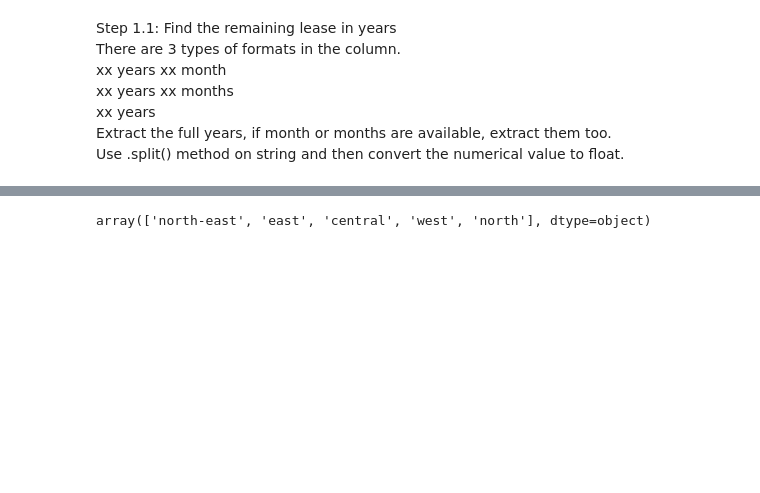
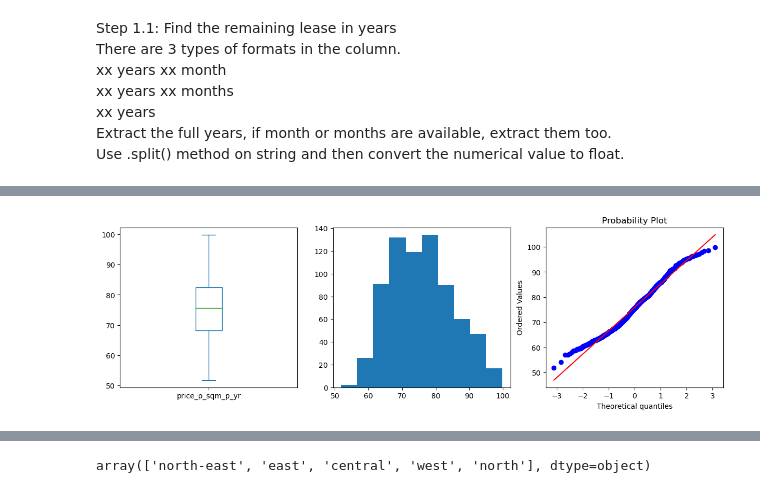
Before and after one commit to Luke-zm/Completed-Data-Courses-for-Masters, a Jupyter notebook: IND5003/assignment/IND5003_A1_<Your_Name>.ipynb, the cells around one changed output, grey strips where cells are left out. Cells and saved outputs as stored; diff of their text form; code cells hidden in the pictures; blank space fills up the shorter version.

```diff
--- a/IND5003/assignment/IND5003_A1_<Your_Name>.ipynb
+++ b/IND5003/assignment/IND5003_A1_<Your_Name>.ipynb
@@ -248,0 +293,5 @@ resale_june_df
+# %%
+# Check the east region
+inference.check_normality(resale_june_df.loc[resale_june_df['region']=='east', 'price_p_sqm_p_yr'])
+# %% [output]
+[figure, added]
```
Also changed, not shown: parts of 36 cells of this notebook, 7 other files.
